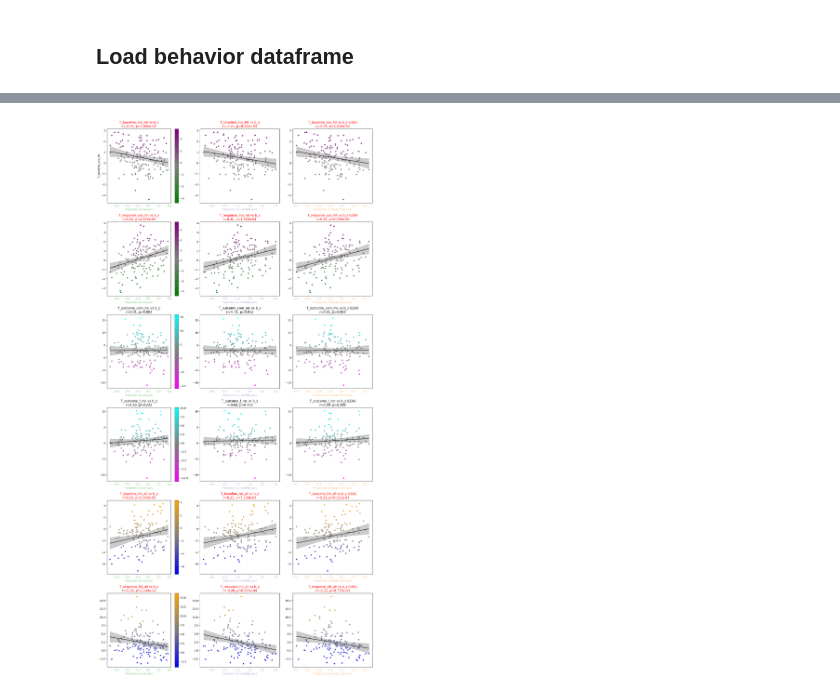
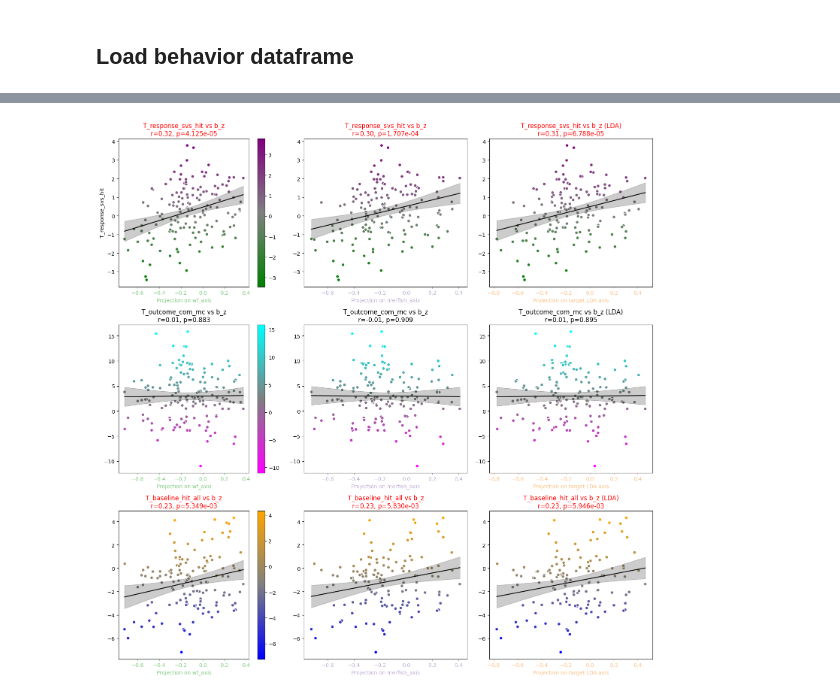
Before and after one commit to AllenNeuralDynamics/aind-beh-ephys-analysis, a Jupyter notebook: code/beh_ephys_analysis/session_combine/manuscript_figures/F_spatial-axis-comparison.ipynb, the cells around one changed output, grey strips where cells are left out. Drawn from its saved outputs; the diff is of its cells as text; code cells hidden in the pictures.

```diff
--- a/code/beh_ephys_analysis/session_combine/manuscript_figures/F_spatial-axis-comparison.ipynb
+++ b/code/beh_ephys_analysis/session_combine/manuscript_figures/F_spatial-axis-comparison.ipynb
@@ -91,7 +105,7 @@ os.makedirs(target_folder, exist_ok=True)
 ml, ap, dv = 0, 1, 2
 bregma_LPS_mm = np.array([-5.7, 5.4, -0.45])  # in mm
 planes = {'sag': [ap, dv], 'hor': [ml, ap], 'cor': [ml, dv]}
-mesh_file = str(capsule_directories()['data_dir']) + '/LC_percentile_meshes/new_core_mesh.obj'
+mesh_file = str(capsule_directories()['data_dir']) + '/LC_percentile_meshes/core_mesh.obj'
 mesh = load_mesh(mesh_file)
 mesh_vertices = np.array(mesh.vertices)
 mesh_vertices = mesh_vertices/1000
@@ -146,12 +164,12 @@ coord_x = ccf_wf[filter_wf].copy()
 # %%
 # load gene expression info
-MERFISH_DATA_DIR  = str(capsule_directories()['data_dir']) + '/merfish_data/adata'
+MERFISH_DATA_DIR  = str(capsule_directories()['data_dir']) + '/merfish_data'
 
 def load_and_preprocess_data():
     """Load  MERFISH data, perform initial preprocessing""" # not laoding mesh for this
 
     # allmeshes = utils.load_mesh(MESH_DIR, nameconstrains = '*new_core*')
-    # mesh = allmeshes['new_core_mesh']
+    # mesh = allmeshes['core_mesh']
     # mesh.vertices = mesh.vertices[:, [1,2, 0]]  # they somehow swapped the order -_-
     # mesh.vertices /= 25  # Scale vertices to mm
 
@@ -196,6 +216,6 @@ After filtering: (2221, 315)
 # %%
 # load retro data
-data_dir = str(capsule_directories()['derived_dir']) + '/combined/retro_ccf/manual_proofread_ccf_18brains.csv'
+data_dir = str(capsule_directories()['data_dir']) + '/LC_retro/manual_proofread_ccf_37brains.csv'
 retro_ccf = pd.read_csv(data_dir)
 bregma_pixel_retro = np.array([228, 18, 216])
 ccf_retro = (retro_ccf[['x', 'y', 'z']].values - bregma_pixel_retro) * 25 / 1000  # convert to mm
@@ -1796,12 +1889,12 @@ reward_colors = LinearSegmentedColormap.from_list('outcome', [(0.0, 'magenta'),
 hit_colors = LinearSegmentedColormap.from_list('hit', [(0.0, 'blue'), (0.5, 'gray'), (1.0, 'orange')])
 switch_colors = LinearSegmentedColormap.from_list('switch', [(0.0, 'green'), (0.5, 'gray'), (1.0, 'purple')])
 feature_map = {
-            'T_baseline_svs_hit': switch_colors,
+            # 'T_baseline_svs_hit': switch_colors,
             'T_response_svs_hit': switch_colors,
             'T_outcome_com_mc': reward_colors,
-            'T_outcome_l_mc': reward_colors,
+            # 'T_outcome_l_mc': reward_colors,
             'T_baseline_hit_all': hit_colors,
-            'T_response_hit_all': hit_colors
+            # 'T_response_hit_all': hit_colors
             }
 # %%
 beh_file = os.path.join(capsule_directories()['manuscript_fig_dir'], 'F_ephys_beh_action&outcome', 'features_combined_beh_all.pkl')
@@ -1905,32 +2009,40 @@ for i, feature in enumerate(features):
             ax.set_title(f"{feature} vs b_z\nr={r:.2f}, p={p:.3e}", color='r')
         else:
             ax.set_title(f"{feature} vs b_z\nr={r:.2f}, p={p:.3g}")
     else:
         ax.set_title(f"{feature} vs b_y\nNot enough valid points")
 
     ax.set_xlabel("Projection on merfish_axis")
     ax.tick_params(axis='x', colors=colors['y'])
     ax.xaxis.label.set_color(colors['y'])
 
     ax = axes[i, 2]
     sc = ax.scatter(proj_z, feature_values, c=feature_values, cmap=feature_map[feature], edgecolor='w', alpha=1)
     valid_mask = ~np.isnan(proj_z) & ~np.isnan(feature_values)
     if np.sum(valid_mask) > 2:
         r, p = pearsonr(proj_z[valid_mask], feature_values[valid_mask])
         y_fit, x_fit, ci_lower, ci_upper = get_regression_CI(proj_z[valid_mask], feature_values[valid_mask])
         ax.plot(x_fit, y_fit, color='black', label='Fit')
         ax.fill_between(x_fit, ci_lower, ci_upper, color='black', alpha=0.2, label='95% CI')
         if p<0.05:
             ax.set_title(f"{feature} vs b_z (LDA)\nr={r:.2f}, p={p:.3e}", color='r')
         else:
             ax.set_title(f"{feature} vs b_z (LDA)\nr={r:.2f}, p={p:.3g}")
     else:
         ax.set_title(f"{feature} vs b_z (LDA)\nNot enough valid points")
     ax.set_xlabel("Projection on target LDA axis")
     ax.tick_params(axis='x', colors=colors['z'])
     ax.xaxis.label.set_color(colors['z'])
 plt.tight_layout()
 plt.show()
-fig.savefig(os.path.join(target_folder, "beh_feature_vs_primary_projection_correlations.svg"), dpi=300)
+save_panels(fig, target_folder, "beh_feature_vs_primary_projection_correlations", ['FigureS18d', 'Figure5d', 'Figure5h'], exts=('svg',), dpi=300)
+# ---- panel CSVs (rule 9 mapping confirmed by user: feature on y; x = gene & target projection axes) ----
+_proj_gene = np.dot(ccf_centered, res_boot_y["axis_unit"])
+_proj_target = np.dot(ccf_centered, res_boot_z["axis_unit"])
+for _panel, _feat in [('Figure5d', 'T_baseline_hit_all'), ('Figure5h', 'T_response_svs_hit'), ('FigureS18d', 'T_outcome_com_mc')]:
+    save_panel_csv(columns_to_df(**{_feat: beh_data[_feat].values, 'proj_gene_axis': _proj_gene, 'proj_target_axis': _proj_target}), target_folder, "beh_feature_vs_primary_projection_correlations", [_panel])
+##FigureS18d## ##T_outcome_com_mc
+##Figure5d## ##T_baseline_hit_all
+##Figure5h## ##T_response_svs_hit
 # %% [output]
-[figure, old version]
+[figure, new version]
```
Also changed, not shown: parts of 7 cells of this notebook, 14 other files.
